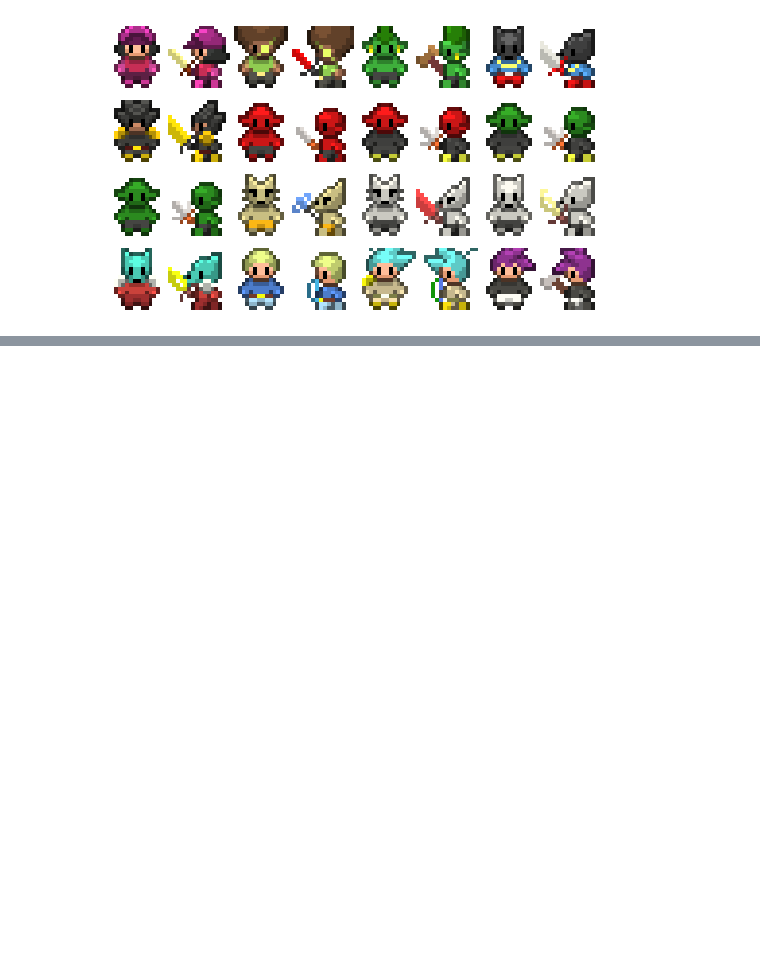
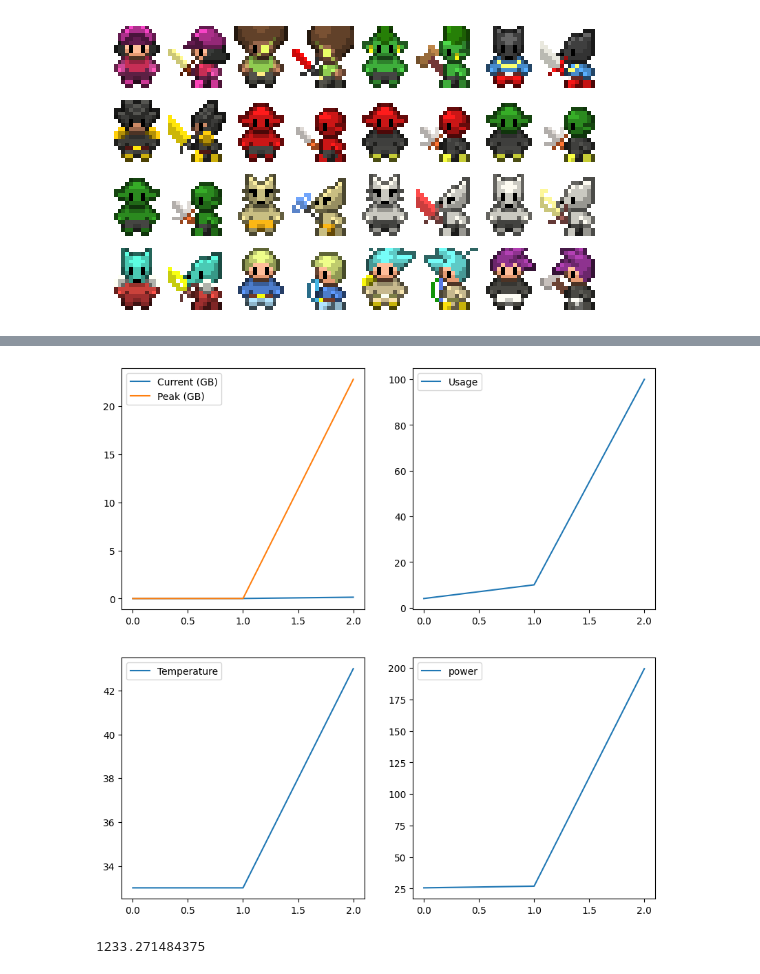
Before and after one commit to jogregoire/How-Diffusion-Models-Work, a Jupyter notebook: joel/analysis.ipynb, the cells around one changed output, grey strips where cells are left out. Cells and saved outputs as stored; diff of their text form; code cells hidden in the pictures; blank space fills up the shorter version.

```diff
--- a/joel/analysis.ipynb
+++ b/joel/analysis.ipynb
@@ -101,0 +155,6 @@ max [255 255 255], min [0 0 0]
+# %%
+df = pd.read_csv('../data/gpu_snapshots_training_batch7000.csv')
+plot_gpu_perf(df)
+# %% [output]
+[figure, added]
+1233.271484375
```
Also changed, not shown: parts of 5 cells of this notebook, 4 other files.
